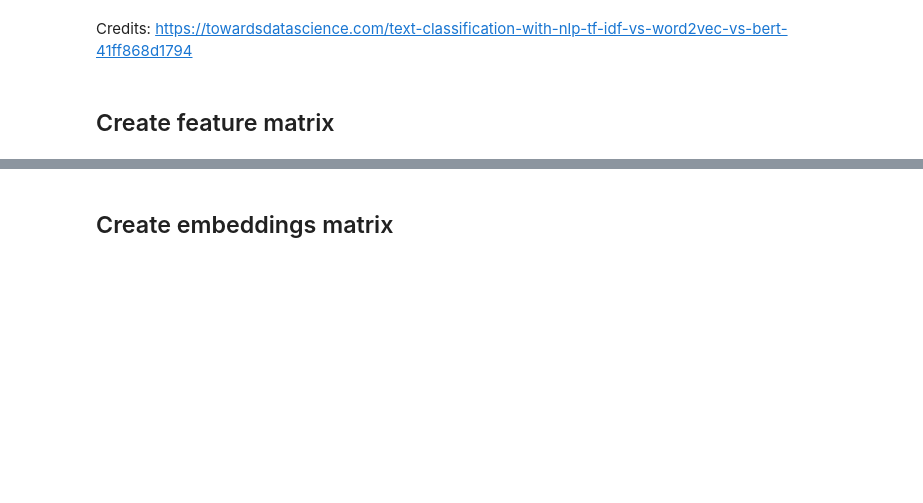
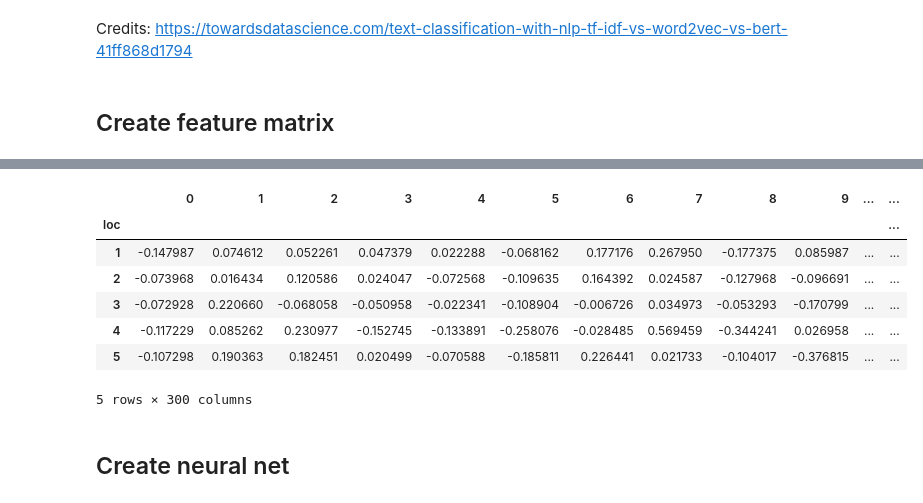
Before and after one commit to hanna-freuden/MusicLyrics, a Jupyter notebook: MusicLyrics Modelling - Part 2 - Word2Vec.ipynb, the cells around one changed output, grey strips where cells are left out. Drawn from its saved outputs; the diff is of its cells as text; code cells hidden in the pictures; blank space fills up the shorter version.

```diff
--- a/MusicLyrics Modelling - Part 2 - Word2Vec.ipynb
+++ b/MusicLyrics Modelling - Part 2 - Word2Vec.ipynb
@@ -233,0 +213,16 @@ X_test = kprocessing.sequence.pad_sequences(lst_text2seq, maxlen=15,
+# %%
+#join embedding matrix with dic to be able to get word vectors by word in song
+wv_df=pd.DataFrame.from_dict(dic_vocabulary, orient='index', columns=['loc']).join(df_wv)
+# %%
+wv_df=wv_df.set_index('loc')
+# %%
+wv_df.head()
+# %% [output]
+|  | 0 | 1 | 2 | 3 | 4 | 5 | 6 | 7 | 8 | 9 | ... | ... |
+| loc |  |  |  |  |  |  |  |  |  |  |  | ... |
+| 1 | -0.147987 | 0.074612 | 0.052261 | 0.047379 | 0.022288 | -0.068162 | 0.177176 | 0.267950 | -0.177375 | 0.085987 | ... | ... |
+| 2 | -0.073968 | 0.016434 | 0.120586 | 0.024047 | -0.072568 | -0.109635 | 0.164392 | 0.024587 | -0.127968 | -0.096691 | ... | ... |
+| 3 | -0.072928 | 0.220660 | -0.068058 | -0.050958 | -0.022341 | -0.108904 | -0.006726 | 0.034973 | -0.053293 | -0.170799 | ... | ... |
+| 4 | -0.117229 | 0.085262 | 0.230977 | -0.152745 | -0.133891 | -0.258076 | -0.028485 | 0.569459 | -0.344241 | 0.026958 | ... | ... |
+| 5 | -0.107298 | 0.190363 | 0.182451 | 0.020499 | -0.070588 | -0.185811 | 0.226441 | 0.021733 | -0.104017 | -0.376815 | ... | ... |
+5 rows × 300 columns
@@ -234,2 +247,2 @@ X_test = kprocessing.sequence.pad_sequences(lst_text2seq, maxlen=15,
 # %% [markdown]
-## Create embeddings matrix
+## Create neural net
```
Also changed, not shown: parts of 28 cells of this notebook, 2 other files.
